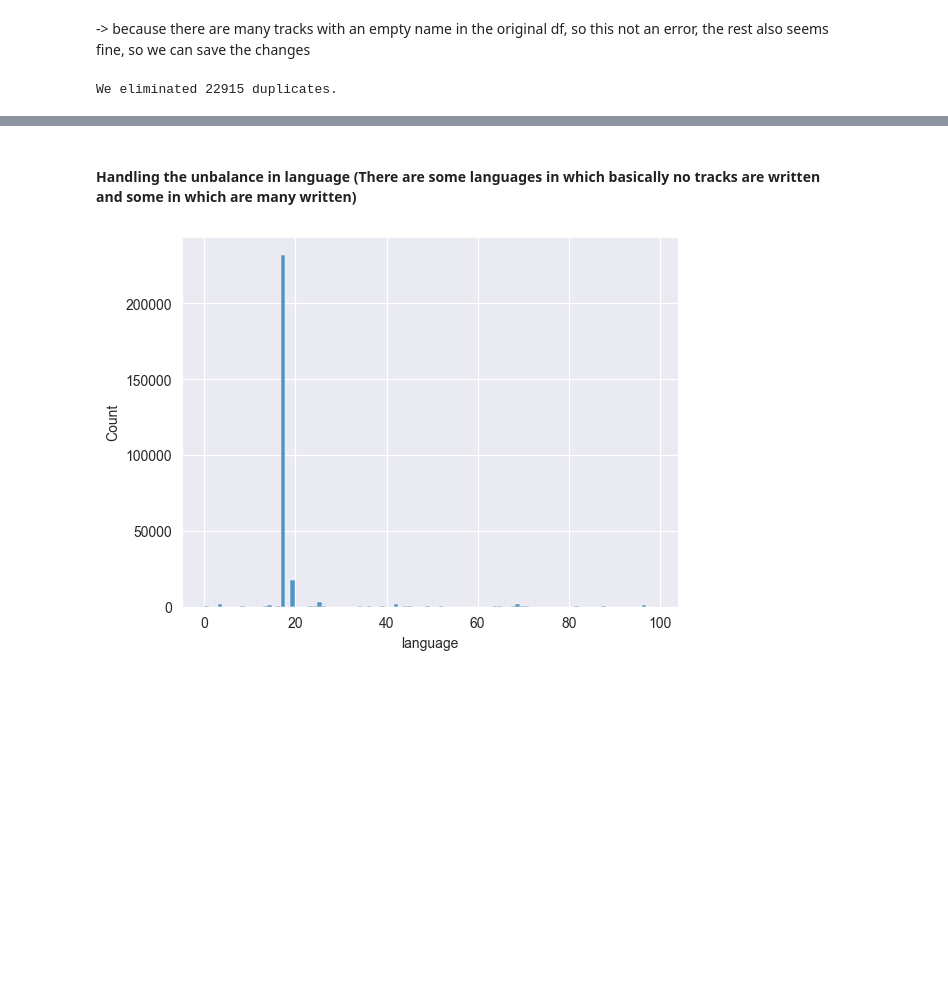
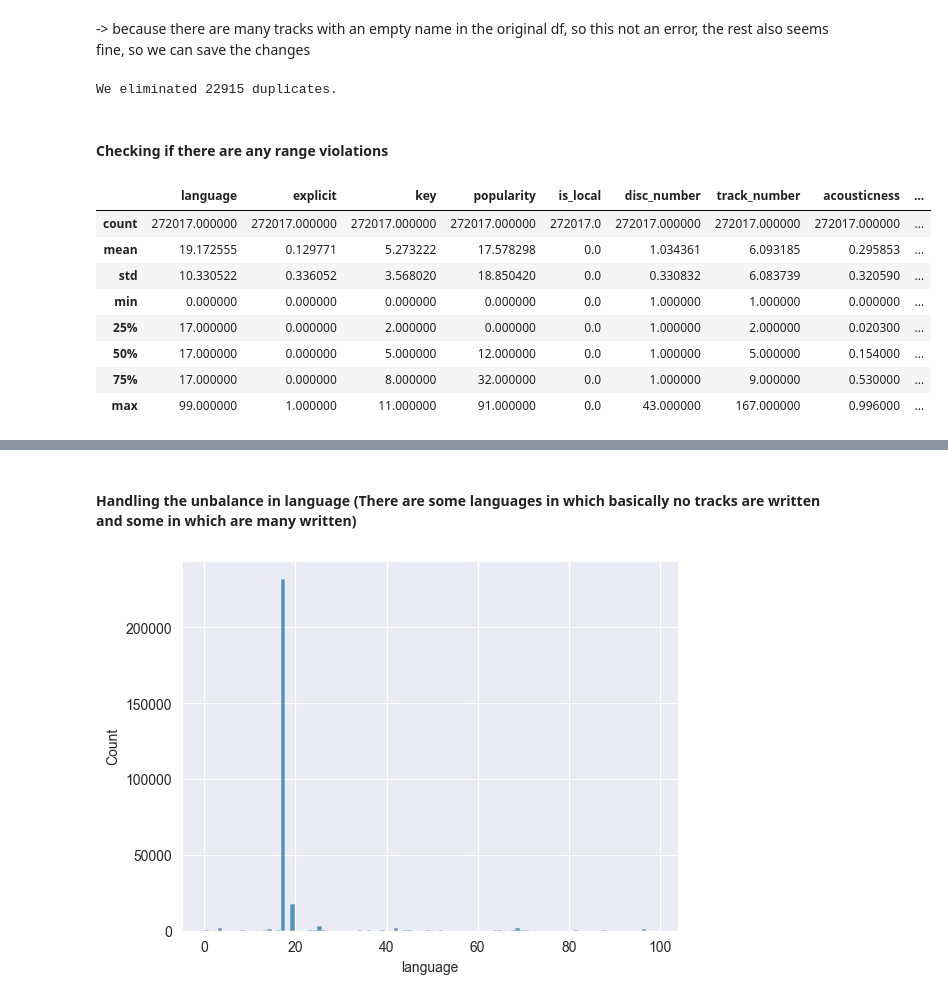
Before and after one commit to Florian-Dreyer/Spotify-Track-Popularity-Analyses, a Jupyter notebook: Popularity Prediction.ipynb, the cells around one changed output, grey strips where cells are left out. Drawn from its saved outputs; the diff is of its cells as text; code cells hidden in the pictures; blank space fills up the shorter version.

Commit message:
Checking and handling range violations

```diff
--- a/Popularity Prediction.ipynb
+++ b/Popularity Prediction.ipynb
@@ -493,3 +456,17 @@ df = agg_df
 print(f"We eliminated {294932- df.shape[0]} duplicates.")
 # %% [output]
 We eliminated 22915 duplicates.
+# %% [markdown]
+#### Checking if there are any range violations
+# %%
+df.describe()
+# %% [output]
+|  | language | explicit | key | popularity | is_local | disc_number | track_number | acousticness | ... |
+| count | 272017.000000 | 272017.000000 | 272017.000000 | 272017.000000 | 272017.0 | 272017.000000 | 272017.000000 | 272017.000000 | ... |
+| mean | 19.172555 | 0.129771 | 5.273222 | 17.578298 | 0.0 | 1.034361 | 6.093185 | 0.295853 | ... |
+| std | 10.330522 | 0.336052 | 3.568020 | 18.850420 | 0.0 | 0.330832 | 6.083739 | 0.320590 | ... |
+| min | 0.000000 | 0.000000 | 0.000000 | 0.000000 | 0.0 | 1.000000 | 1.000000 | 0.000000 | ... |
+| 25% | 17.000000 | 0.000000 | 2.000000 | 0.000000 | 0.0 | 1.000000 | 2.000000 | 0.020300 | ... |
+| 50% | 17.000000 | 0.000000 | 5.000000 | 12.000000 | 0.0 | 1.000000 | 5.000000 | 0.154000 | ... |
+| 75% | 17.000000 | 0.000000 | 8.000000 | 32.000000 | 0.0 | 1.000000 | 9.000000 | 0.530000 | ... |
+| max | 99.000000 | 1.000000 | 11.000000 | 91.000000 | 0.0 | 43.000000 | 167.000000 | 0.996000 | ... |
```
Also changed, not shown: parts of 20 cells of this notebook.
